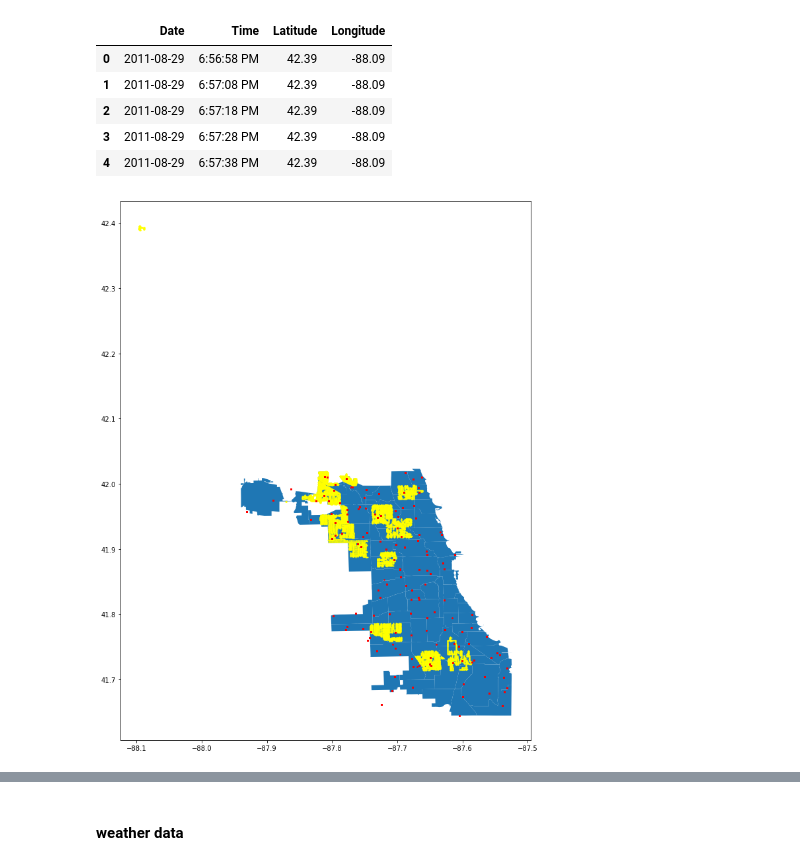
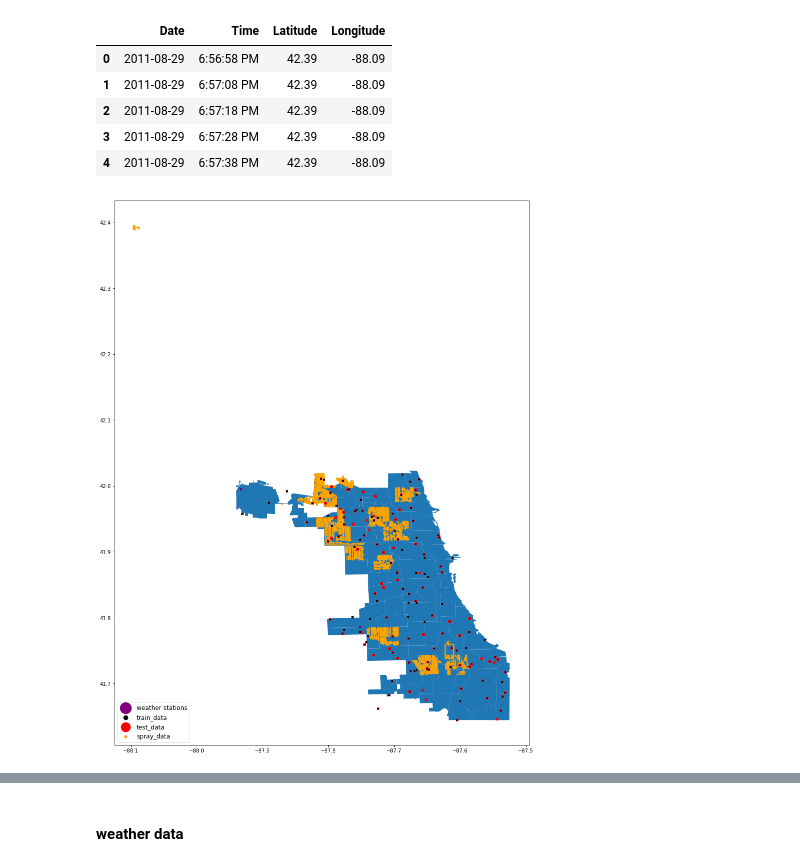
Before and after one commit to oliverfyh/Project-West-Nile-Virus-Prediction, a Jupyter notebook: code/1_Data_Preparation.ipynb, the cells around one changed output, grey strips where cells are left out. Saved outputs shown, nothing was run; the diff lists cells and outputs as text; code cells hidden in the pictures.

Commit message:
done plot

```diff
--- a/code/1_Data_Preparation.ipynb
+++ b/code/1_Data_Preparation.ipynb
@@ -167,12 +223,11 @@ df_spray.head()
 | 3 | 2011-08-29 | 6:57:28 PM | 42.39 | -88.09 |
 | 4 | 2011-08-29 | 6:57:38 PM | 42.39 | -88.09 |
 # %%
-gdf_spray = gpd.GeoDataFrame(df_spray, geometry=gpd.points_from_xy(df_spray.Longitude, df_spray.Latitude))
-ax3=neighborhoods.plot(figsize=(15,15))
-gdf_spray.plot(ax=ax3, color='yellow', markersize=1)
-gdf_train.plot(ax=ax3, color='red',markersize=1)
-#gdf_test.plot(ax=ax3, color='green')
+dict_df = {'train_data':df_train,
+           'test_data':df_test,
+           'spray_data':df_spray,
 
-plt.show()
+          }
+plot_geodata(dict_df)
 # %% [output]
-[figure, old version]
+[figure, new version]
```
Also changed, not shown: parts of 64 cells of this notebook, 2 other files.
